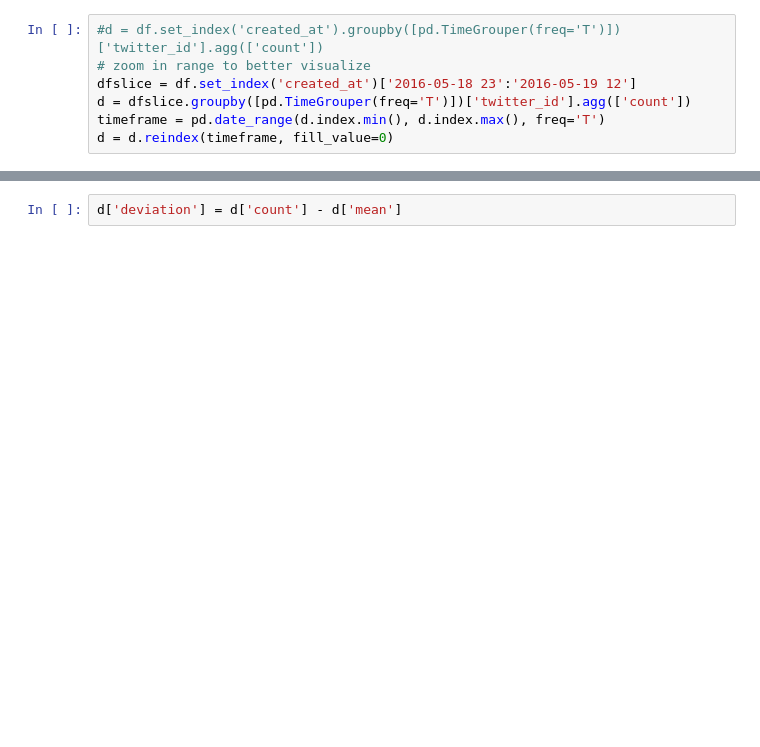
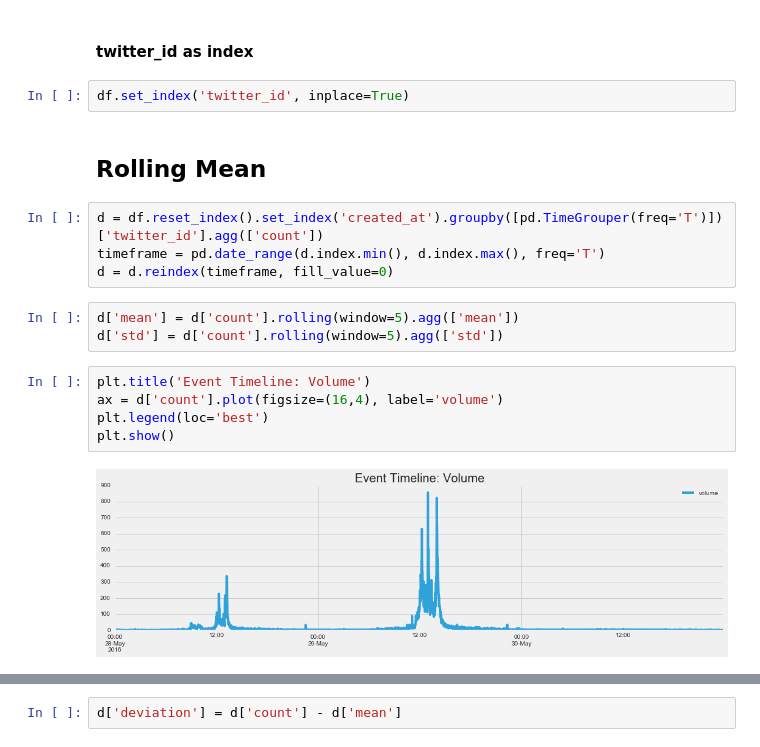
Before and after one commit to knanne/vu_msc_tweetsumm, a Jupyter notebook: final/2_event_detection.ipynb, the cells around one changed output, grey strips where cells are left out. Saved outputs shown, nothing was run; the diff lists cells and outputs as text; blank space fills up the shorter version.

```diff
--- a/final/2_event_detection.ipynb
+++ b/final/2_event_detection.ipynb
@@ -31,7 +53,20 @@ df.shape
+# %% [markdown]
+#### twitter_id as index
+# %%
+df.set_index('twitter_id', inplace=True)
+# %% [markdown]
+## Rolling Mean
 # %%
-#d = df.set_index('created_at').groupby([pd.TimeGrouper(freq='T')])['twitter_id'].agg(['count'])
-# zoom in range to better visualize
-dfslice = df.set_index('created_at')['2016-05-18 23':'2016-05-19 12']
-d = dfslice.groupby([pd.TimeGrouper(freq='T')])['twitter_id'].agg(['count'])
+d = df.reset_index().set_index('created_at').groupby([pd.TimeGrouper(freq='T')])['twitter_id'].agg(['count'])
 timeframe = pd.date_range(d.index.min(), d.index.max(), freq='T')
 d = d.reindex(timeframe, fill_value=0)
+# %%
+d['mean'] = d['count'].rolling(window=5).agg(['mean'])
+d['std'] = d['count'].rolling(window=5).agg(['std'])
+# %%
+plt.title('Event Timeline: Volume')
+ax = d['count'].plot(figsize=(16,4), label='volume')
+plt.legend(loc='best')
+plt.show()
+# %% [output]
+[figure, added]
```
Also changed, not shown: parts of 47 cells of this notebook, 7 other files.
